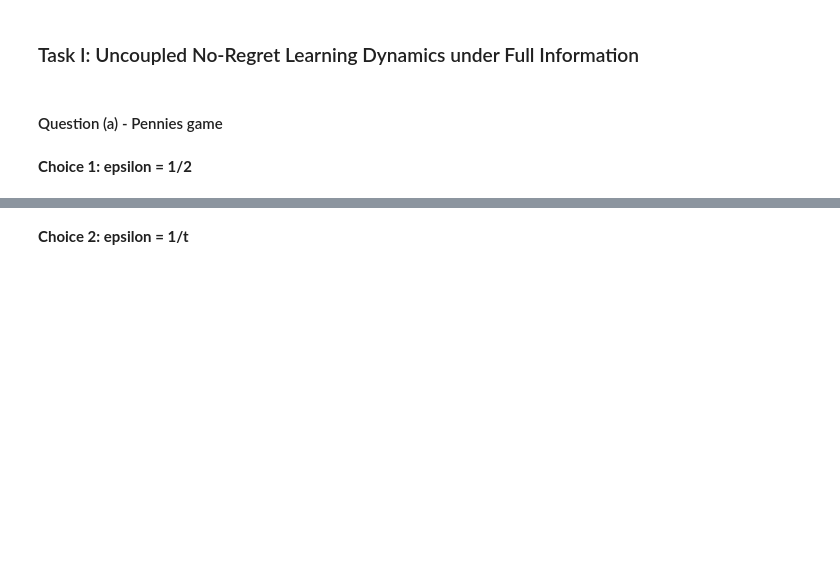
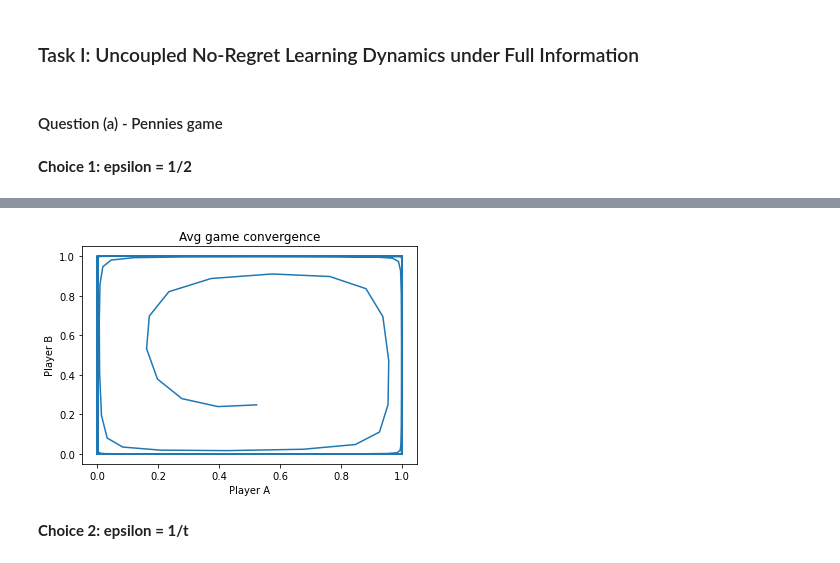
Before and after one commit to rishishah02/algo-econ, a Jupyter notebook: Project2/Project_2 .ipynb, the cells around one changed output, grey strips where cells are left out. Saved outputs shown, nothing was run; the diff lists cells and outputs as text; code cells hidden in the pictures; blank space fills up the shorter version.

```diff
--- a/Project2/Project_2 .ipynb
+++ b/Project2/Project_2 .ipynb
@@ -82,3 +97,10 @@ M_b = np.array([[1, -1], [-1, 1]])
+# %%
+def last_conv(last_conv_a, last_conv_b):
+    x = list(range(0, 3000))
+    plt.plot(last_conv_a, last_conv_b)
+    plt.xlabel("Player A")
+    plt.ylabel("Player B")
+    plt.title("Avg game convergence")
 # %% [markdown]
 **Choice 1: epsilon = 1/2**
 # %%
@@ -90,3 +116,7 @@ def compute_epsilon(t):
+# %%
+last_conv(last_conv_a, last_conv_b)
+# %% [output]
+[figure, added]
 # %% [markdown]
 **Choice 2: epsilon = 1/t**
 # %%
```
Also changed, not shown: parts of 21 cells of this notebook.
